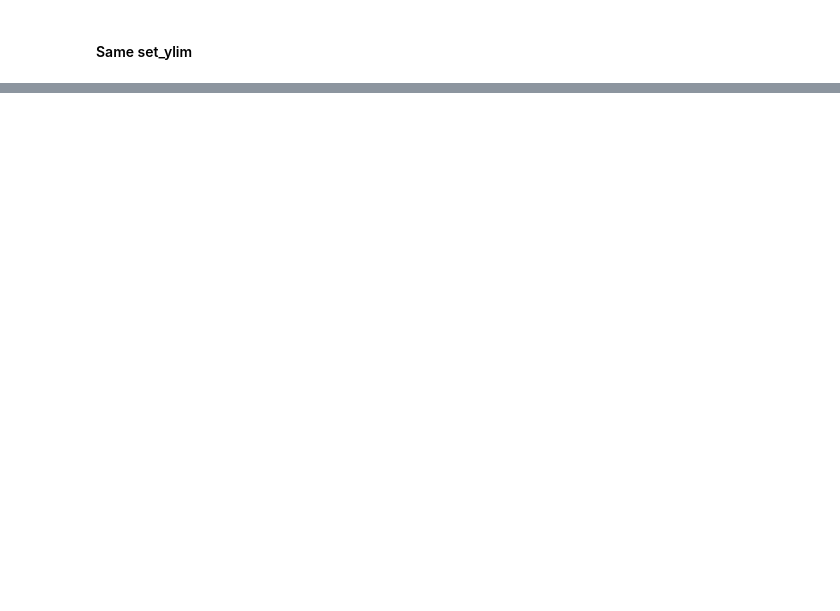
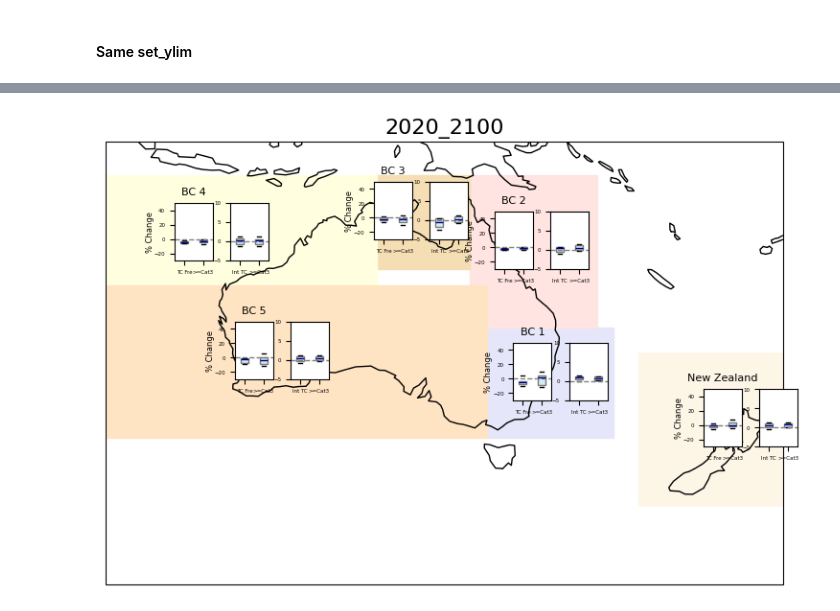
Before and after one commit to ming80302/TC, a Jupyter notebook: test_2p.ipynb, the cells around one changed output, grey strips where cells are left out. Saved outputs shown, nothing was run; the diff lists cells and outputs as text; code cells hidden in the pictures; blank space fills up the shorter version.

```diff
--- a/test_2p.ipynb
+++ b/test_2p.ipynb
@@ -617,0 +729,4 @@ call_box_custom_inset_2p(slope_4d_1940_2100, is_commonY = True, title_s = '1940-
+# %%
+call_box_custom_inset_2p_new(slope_4d_2020_2100, is_commonY = True, title_s='2020_2100', is_ib=False)
+# %% [output]
+[figure, added]
```
Also changed, not shown: parts of 18 cells of this notebook.
